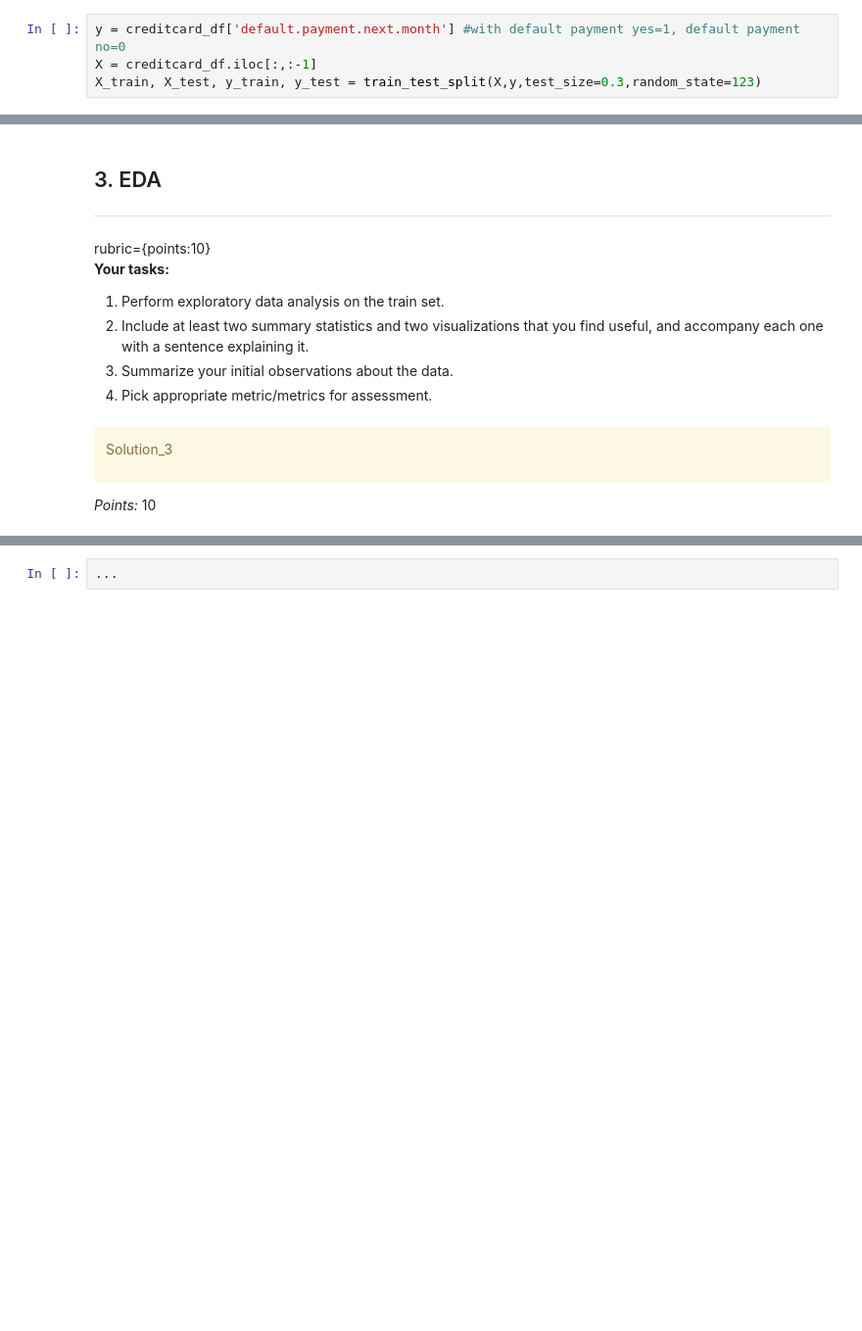
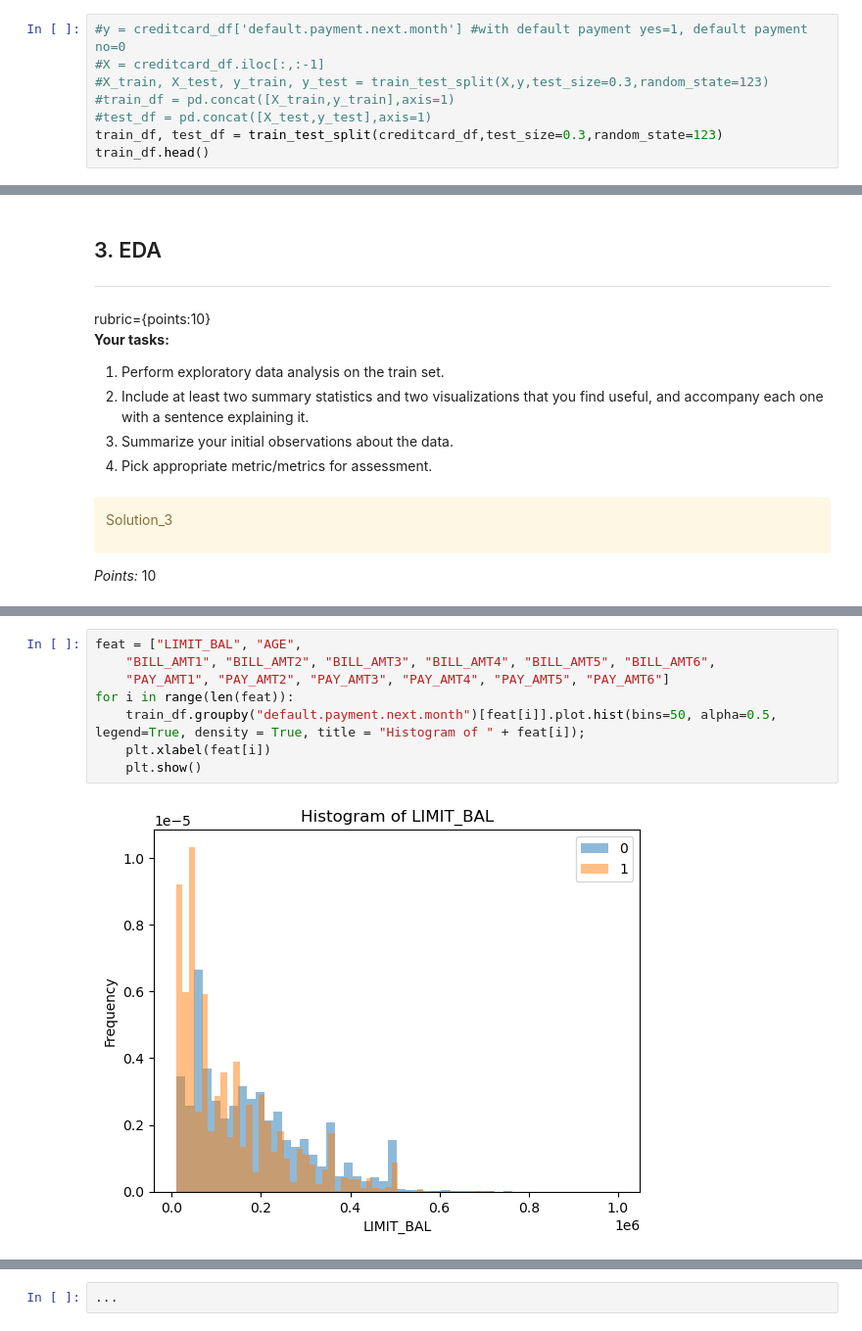
Before and after one commit to hhdning21/credit_card_default_classification, a Jupyter notebook: hw5.ipynb, the cells around one changed output, grey strips where cells are left out. Shown at 98% size. Saved outputs shown, nothing was run; the diff lists cells and outputs as text; blank space fills up the shorter version.

```diff
--- a/hw5.ipynb
+++ b/hw5.ipynb
@@ -182,6 +195,10 @@ Solution_2
 
 _Points:_ 2
 # %%
-y = creditcard_df['default.payment.next.month'] #with default payment yes=1, default payment no=0
-X = creditcard_df.iloc[:,:-1]
-X_train, X_test, y_train, y_test = train_test_split(X,y,test_size=0.3,random_state=123)
+#y = creditcard_df['default.payment.next.month'] #with default payment yes=1, default payment no=0
+#X = creditcard_df.iloc[:,:-1]
+#X_train, X_test, y_train, y_test = train_test_split(X,y,test_size=0.3,random_state=123)
+#train_df = pd.concat([X_train,y_train],axis=1)
+#test_df = pd.concat([X_test,y_test],axis=1)
+train_df, test_df = train_test_split(creditcard_df,test_size=0.3,random_state=123)
+train_df.head()
@@ -235,0 +292,10 @@ train_df.info
+# %%
+feat = ["LIMIT_BAL", "AGE",
+    "BILL_AMT1", "BILL_AMT2", "BILL_AMT3", "BILL_AMT4", "BILL_AMT5", "BILL_AMT6",
+    "PAY_AMT1", "PAY_AMT2", "PAY_AMT3", "PAY_AMT4", "PAY_AMT5", "PAY_AMT6"]
+for i in range(len(feat)):
+    train_df.groupby("default.payment.next.month")[feat[i]].plot.hist(bins=50, alpha=0.5, legend=True, density = True, title = "Histogram of " + feat[i]);
+    plt.xlabel(feat[i])
+    plt.show()
+# %% [output]
+[figure, added]
```
Also changed, not shown: parts of 30 cells of this notebook.
